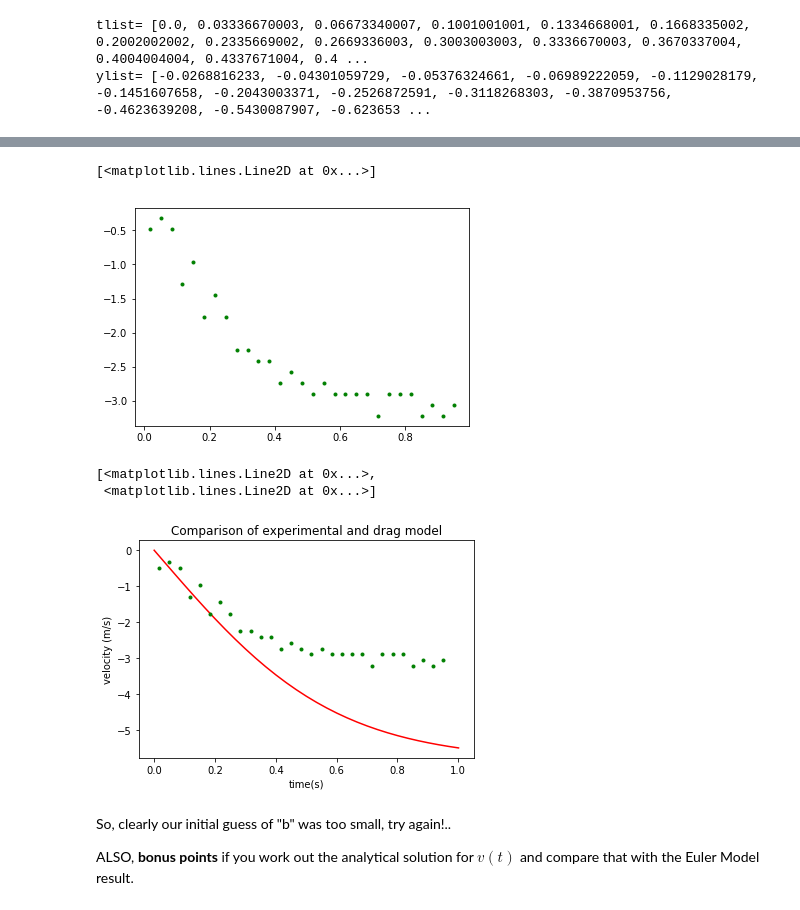
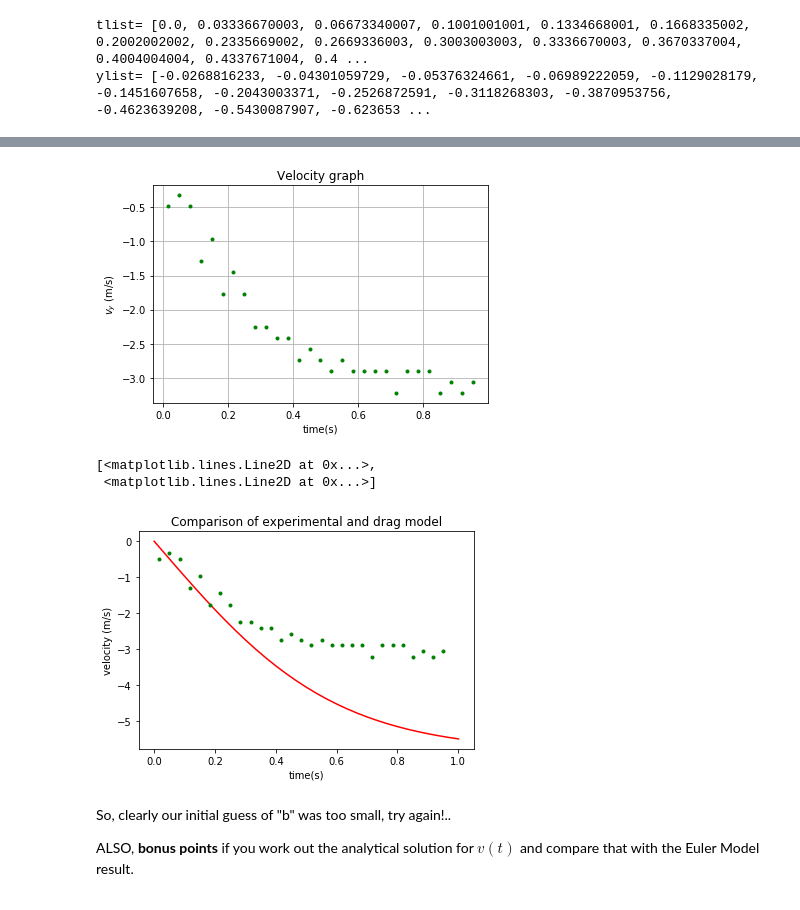
Before and after one commit to sspickle/sci-comp-notebooks, a Jupyter notebook: P01-Euler.ipynb, the cells around one changed output, grey strips where cells are left out. Saved outputs shown, nothing was run; the diff lists cells and outputs as text; code cells hidden in the pictures.

```diff
--- a/P01-Euler.ipynb
+++ b/P01-Euler.ipynb
@@ -212,16 +215,19 @@ plot(tlist, ylist)
 # %%
 vlist = []  # Velocity list (computed velocities from experimental data)
 tvlist = []  # time list (times for corresponding velocities)
 for i in range(1,len(tlist)):
     dy=ylist[i]-ylist[i-1]
     dt=tlist[i]-tlist[i-1]
     vlist.append(dy/dt)
     tvlist.append((tlist[i]+tlist[i-1])/2.0)
 
-plot(tvlist,vlist,'g.')
+pl.plot(tvlist,vlist,'g.')
+pl.title("Velocity graph")
+pl.xlabel("time(s)")
+pl.ylabel("$v_y$ (m/s)")
+pl.grid()
 # %% [output]
-[<matplotlib.lines.Line2D at 0x...>]
-[figure, old version]
+[figure, new version]
 # %%
 m=0.0035  # kg
 g=9.8     # m/s
@@ -246,14 +252,14 @@ for i in range(len(tlist)):
     vclist.append(v)
     tclist.append(t)
 
-title("Comparison of experimental and drag model")
-xlabel("time(s)")
-ylabel("velocity (m/s)")
-plot(tclist, vclist, 'r-',tvlist,vlist,'g.')
+pl.title("Comparison of experimental and drag model")
+pl.xlabel("time(s)")
+pl.ylabel("velocity (m/s)")
+pl.plot(tclist, vclist, 'r-',tvlist,vlist,'g.')
 # %% [output]
 [<matplotlib.lines.Line2D at 0x...>,
  <matplotlib.lines.Line2D at 0x...>]
-[figure, old version]
+[figure, new version]
 # %% [markdown]
 So, clearly our initial guess of "b" was too small, try again!..
 
```
Also changed, not shown: parts of 6 cells of this notebook.
